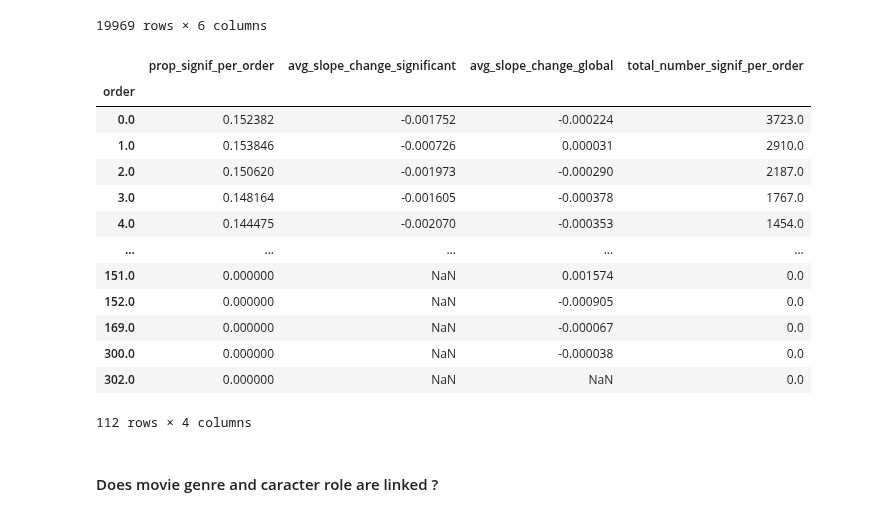
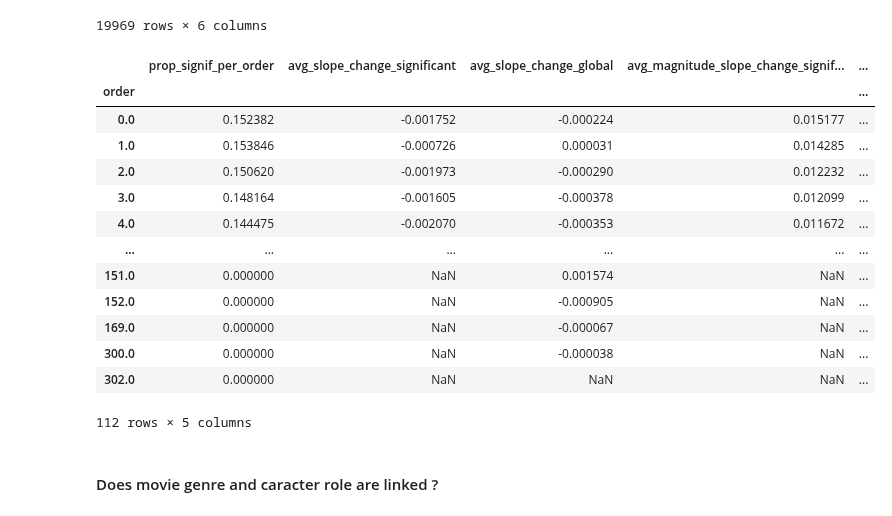
Before and after one commit to epfl-ada/ada-2023-project-abadakor, a Jupyter notebook: parallel_questions.ipynb, the cells around one changed output. Cells and saved outputs as stored; diff of their text form; code cells hidden in the pictures.

```diff
--- a/parallel_questions.ipynb
+++ b/parallel_questions.ipynb
@@ -560,26 +564,27 @@ display(name_by_order_df)
 # %%
 name_by_order_prop_df = name_by_movie_df.groupby("order").apply(lambda x: pd.Series({
         'prop_signif_per_order': (x['p_value'] < 0.1).sum()/len(x['p_value']),
         'avg_slope_change_significant': x[x['p_value'] < 0.1]['slope_change'].mean(),
         'avg_slope_change_global': x['slope_change'].mean(),
+        'avg_magnitude_slope_change_significant': x[x['p_value'] < 0.1]['slope_change'].abs().mean(),
         'total_number_signif_per_order': (x['p_value'] < 0.1).sum(),
     }))
 display(name_by_order_prop_df)
 # %% [output]
-|  | prop_signif_per_order | avg_slope_change_significant | avg_slope_change_global | total_number_signif_per_order |
-| order |  |  |  |  |
-| 0.0 | 0.152382 | -0.001752 | -0.000224 | 3723.0 |
-| 1.0 | 0.153846 | -0.000726 | 0.000031 | 2910.0 |
-| 2.0 | 0.150620 | -0.001973 | -0.000290 | 2187.0 |
-| 3.0 | 0.148164 | -0.001605 | -0.000378 | 1767.0 |
-| 4.0 | 0.144475 | -0.002070 | -0.000353 | 1454.0 |
-| ... | ... | ... | ... | ... |
-| 151.0 | 0.000000 | NaN | 0.001574 | 0.0 |
-| 152.0 | 0.000000 | NaN | -0.000905 | 0.0 |
-| 169.0 | 0.000000 | NaN | -0.000067 | 0.0 |
-| 300.0 | 0.000000 | NaN | -0.000038 | 0.0 |
-| 302.0 | 0.000000 | NaN | NaN | 0.0 |
+|  | prop_signif_per_order | avg_slope_change_significant | avg_slope_change_global | avg_magnitude_slope_change_signif... | ... |
+| order |  |  |  |  | ... |
+| 0.0 | 0.152382 | -0.001752 | -0.000224 | 0.015177 | ... |
+| 1.0 | 0.153846 | -0.000726 | 0.000031 | 0.014285 | ... |
+| 2.0 | 0.150620 | -0.001973 | -0.000290 | 0.012232 | ... |
+| 3.0 | 0.148164 | -0.001605 | -0.000378 | 0.012099 | ... |
+| 4.0 | 0.144475 | -0.002070 | -0.000353 | 0.011672 | ... |
+| ... | ... | ... | ... | ... | ... |
+| 151.0 | 0.000000 | NaN | 0.001574 | NaN | ... |
+| 152.0 | 0.000000 | NaN | -0.000905 | NaN | ... |
+| 169.0 | 0.000000 | NaN | -0.000067 | NaN | ... |
+| 300.0 | 0.000000 | NaN | -0.000038 | NaN | ... |
+| 302.0 | 0.000000 | NaN | NaN | NaN | ... |
-112 rows × 4 columns
+112 rows × 5 columns
 # %% [markdown]
 #### Does movie genre and caracter role are linked ?
 # %%
```
Also changed, not shown: parts of 3 cells of this notebook.
